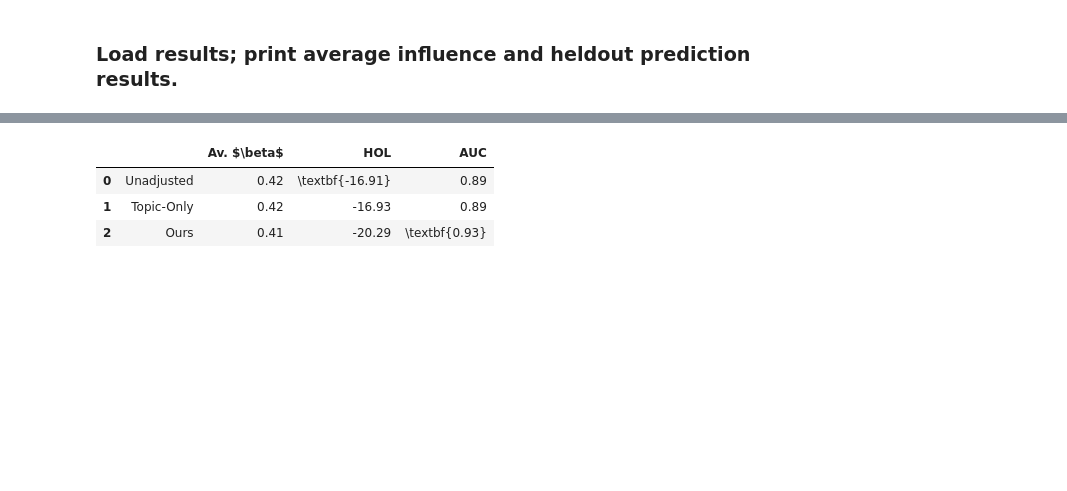
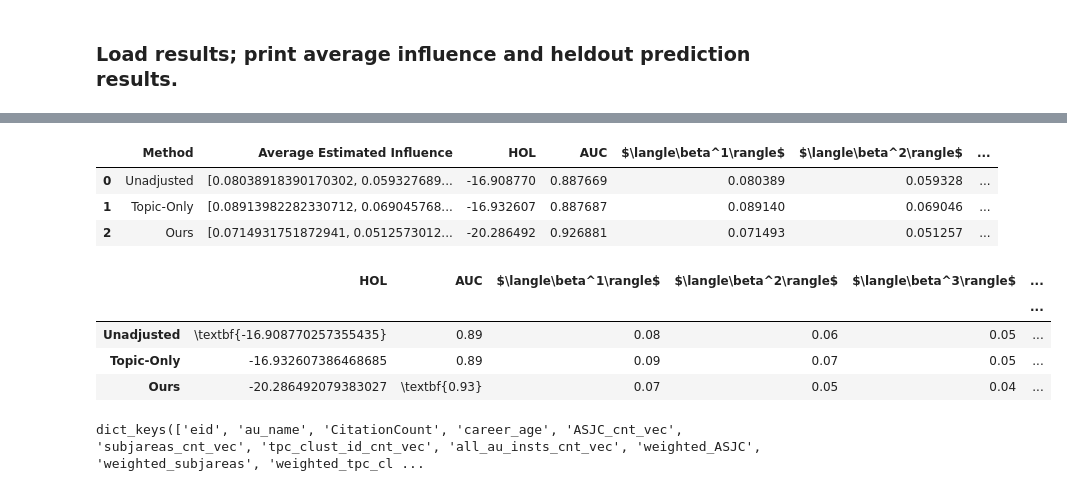
Before and after one commit to fitzgeraldja/PIF-DSBMM-DPF, a Jupyter notebook: src/pif_dsbmm_dpf/citation_real/real_results.ipynb, the cells around one changed output, grey strips where cells are left out. Saved outputs shown, nothing was run; the diff lists cells and outputs as text; code cells hidden in the pictures; blank space fills up the shorter version.

Commit message:
updated results

```diff
--- a/src/pif_dsbmm_dpf/citation_real/real_results.ipynb
+++ b/src/pif_dsbmm_dpf/citation_real/real_results.ipynb
@@ -90,11 +91,22 @@ def get_influence_rates(params, A, Y_p):
     rate = (beta * A).dot(Y_p)
     mean_inf_rate = rate.mean(axis=1)
     return mean_inf_rate
+
+
+def get_pres_beta_mean(full_beta):
+    # take beta in shape (N,T-1) but w val 1.0
+    # when author is missing, and only return mean of
+    # (ragged) list of arrays length (T-1) with only
+    # pres authors, for proper mean infl calc
+    return [beta[beta != 1.0].mean() for beta in full_beta.T]
 # %%
 ## Filter aus that publish at least 1 paper in the held-out period
-aus_to_predict = (Y_heldout.sum(axis=1) > 0)
+aus_to_predict = Y_heldout.sum(axis=1) > 0
 assert len(test_aus) == len(aus_to_predict)
-print("Num aus that publish at least one paper in the held-out data:", aus_to_predict.sum())
+print(
+    "Num aus that publish at least one paper in the held-out data:",
+    aus_to_predict.sum(),
+)
 aus_to_predict = test_aus
 # %% [output]
 Num aus that publish at least one paper in the held-out data: 1235
@@ -141,15 +174,30 @@ Model dsbmm_dpf; variant z-theta-joint
+# %%
+df
+# %% [output]
+|  | Method | Average Estimated Influence | HOL | AUC | $\langle\beta^1\rangle$ | $\langle\beta^2\rangle$ | ... |
+| 0 | Unadjusted | [0.08038918390170302, 0.059327689... | -16.908770 | 0.887669 | 0.080389 | 0.059328 | ... |
+| 1 | Topic-Only | [0.08913982282330712, 0.069045768... | -16.932607 | 0.887687 | 0.089140 | 0.069046 | ... |
+| 2 | Ours | [0.0714931751872941, 0.0512573012... | -20.286492 | 0.926881 | 0.071493 | 0.051257 | ... |
 # %%
 out = df.copy()
-out.columns = ["","Av. $\\beta$", "HOL", "AUC"]
-out.iloc[:,1:] = np.round(out.iloc[:,1:],2)
+out.drop(columns=["Average Estimated Influence"], inplace=True)
+out.set_index("Method", inplace=True)
+out.index.name = ""
+out.columns = ["HOL", "AUC"] + out.columns[2:].tolist()
+out.iloc[:, 1:] = np.round(out.iloc[:, 1:], 2)
 out = out.astype(str)
-out["HOL"][out["HOL"] == out["HOL"].min(axis=0)] = '\textbf{' + out["HOL"][out["HOL"] == out["HOL"].min(axis=0)] + '}'
-out["AUC"][out["AUC"] == out["AUC"].max(axis=0)] = '\textbf{' + out["AUC"][out["AUC"] == out["AUC"].max(axis=0)] + '}'
-out.to_latex('./results/real_results.tex',escape=False)
+out["HOL"][out["HOL"] == out["HOL"].min(axis=0)] = (
+    "\textbf{" + out["HOL"][out["HOL"] == out["HOL"].min(axis=0)] + "}"
+)
+out["AUC"][out["AUC"] == out["AUC"].max(axis=0)] = (
+    "\textbf{" + out["AUC"][out["AUC"] == out["AUC"].max(axis=0)] + "}"
+)
+out.to_latex("./results/real_results.tex", escape=False)
 
 out
 # %% [output]
-|  |  | Av. $\beta$ | HOL | AUC |
-| 0 | Unadjusted | 0.42 | \textbf{-16.91} | 0.89 |
-| 1 | Topic-Only | 0.42 | -16.93 | 0.89 |
-| 2 | Ours | 0.41 | -20.29 | \textbf{0.93} |
+|  | HOL | AUC | $\langle\beta^1\rangle$ | $\langle\beta^2\rangle$ | $\langle\beta^3\rangle$ | ... |
+|  |  |  |  |  |  | ... |
+| Unadjusted | \textbf{-16.908770257355435} | 0.89 | 0.08 | 0.06 | 0.05 | ... |
+| Topic-Only | -16.932607386468685 | 0.89 | 0.09 | 0.07 | 0.05 | ... |
+| Ours | -20.286492079383027 | \textbf{0.93} | 0.07 | 0.05 | 0.04 | ... |
@@ -155,0 +228,5 @@ out
+# %%
+# see available metadata
+list(dict(nets[-1].nodes(data=True)).values())[0].keys()
+# %% [output]
+dict_keys(['eid', 'au_name', 'CitationCount', 'career_age', 'ASJC_cnt_vec', 'subjareas_cnt_vec', 'tpc_clust_id_cnt_vec', 'all_au_insts_cnt_vec', 'weighted_ASJC', 'weighted_subjareas', 'weighted_tpc_cl ...
```
Also changed, not shown: parts of 26 cells of this notebook, 4 other files.
